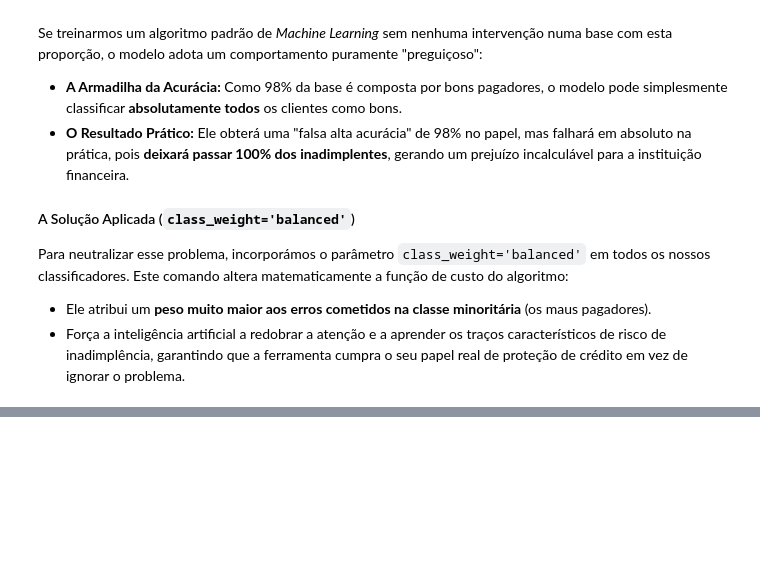
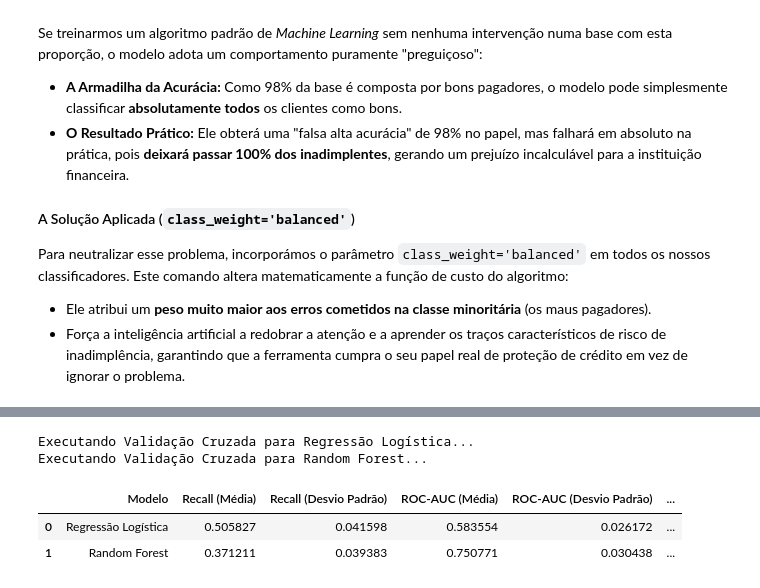
Before and after one commit to fagnermacedo/tech-challenge-fase2, a Jupyter notebook: notebooks/03_modelagem.ipynb, the cells around one changed output, grey strips where cells are left out. Drawn from its saved outputs; the diff is of its cells as text; code cells hidden in the pictures; blank space fills up the shorter version.

```diff
--- a/notebooks/03_modelagem.ipynb
+++ b/notebooks/03_modelagem.ipynb
@@ -389,0 +354,50 @@ from sklearn.model_selection import cross_val_score
+# %%
+from sklearn.model_selection import cross_validate, StratifiedKFold
+import pandas as pd
+import numpy as np
+
+# 1. Configurando a validação cruzada estratificada (5 partições)
+skf = StratifiedKFold(n_splits=5, shuffle=True, random_state=42)
+
+# 2. Definindo as métricas de avaliação (foco na classe minoritária)
+scoring = ['recall', 'f1', 'roc_auc']
+
+# Dicionário para armazenar os resultados temporariamente
+resultados_cv = {}
+
+# 3. Executando para a Regressão Logística
+# (Utilizando o pipeline_lr que já possui o StandardScaler embutido)
+print("Executando Validação Cruzada para Regressão Logística...")
+cv_log_reg = cross_validate(pipeline_lr, X_train, y_train, cv=skf, scoring=scoring, return_train_score=False)
+resultados_cv['Regressão Logística'] = cv_log_reg
+
+# 4. Executando para o Random Forest
+# (Utilizando a variável rf_model já declarada anteriormente)
+print("Executando Validação Cruzada para Random Forest...")
+cv_rf = cross_validate(rf_model, X_train, y_train, cv=skf, scoring=scoring, return_train_score=False)
+resultados_cv['Random Forest'] = cv_rf
+
+# 5. Função para compilar e formatar os resultados em uma tabela legível
+def compilar_resultados_cv(resultados_dict):
+    linhas = []
+    for modelo, cv_results in resultados_dict.items():
+        linha = {
+            'Modelo': modelo,
+            'Recall (Média)': np.mean(cv_results['test_recall']),
+            'Recall (Desvio Padrão)': np.std(cv_results['test_recall']),
+            'ROC-AUC (Média)': np.mean(cv_results['test_roc_auc']),
+            'ROC-AUC (Desvio Padrão)': np.std(cv_results['test_roc_auc']),
+            'F1-Score (Média)': np.mean(cv_results['test_f1'])
+        }
+        linhas.append(linha)
+    return pd.DataFrame(linhas)
+
+# Gerando a tabela comparativa
+df_resultados_cv = compilar_resultados_cv(resultados_cv)
+display(df_resultados_cv)
+# %% [output]
+Executando Validação Cruzada para Regressão Logística...
+Executando Validação Cruzada para Random Forest...
+|  | Modelo | Recall (Média) | Recall (Desvio Padrão) | ROC-AUC (Média) | ROC-AUC (Desvio Padrão) | ... |
+| 0 | Regressão Logística | 0.505827 | 0.041598 | 0.583554 | 0.026172 | ... |
+| 1 | Random Forest | 0.371211 | 0.039383 | 0.750771 | 0.030438 | ... |
```
Also changed, not shown: parts of 12 cells of this notebook.
